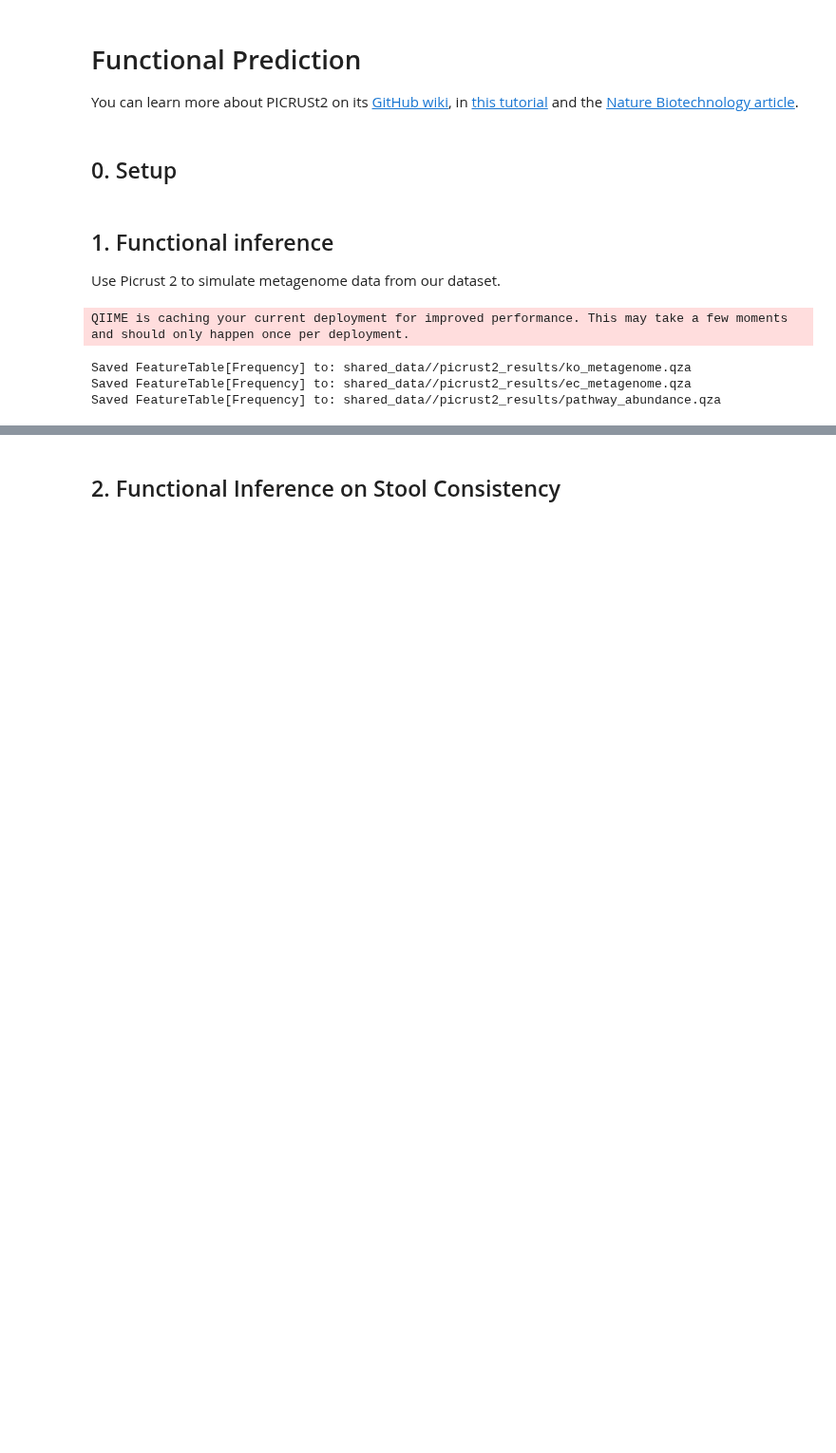
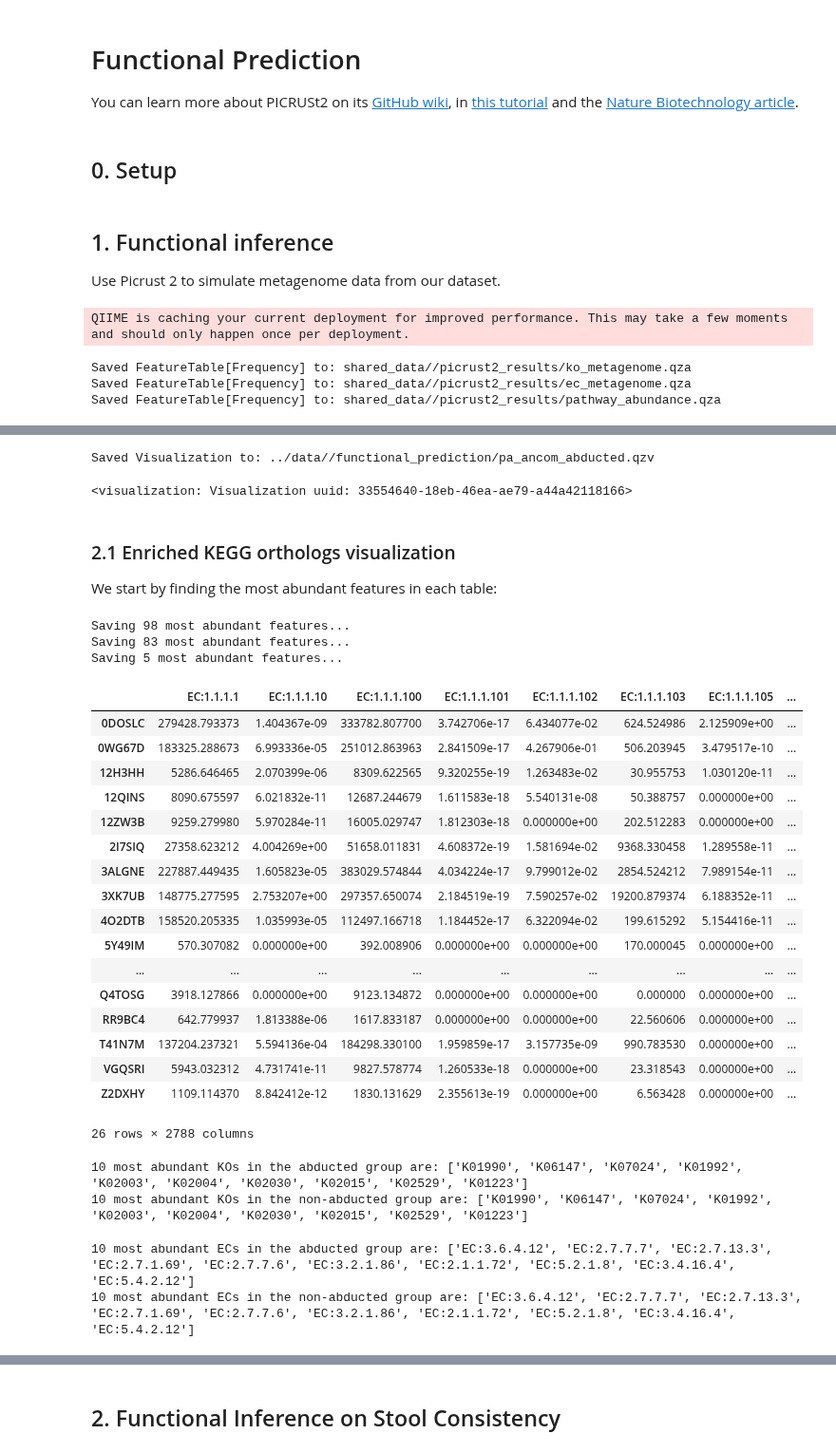
Before and after one commit to banucavlak/alien-cancer-cure, a Jupyter notebook: src-analysis/8_functional_prediction.ipynb, the cells around one changed output, grey strips where cells are left out. Shown at 95% size. Saved outputs shown, nothing was run; the diff lists cells and outputs as text; code cells hidden in the pictures; blank space fills up the shorter version.

Commit message:
organizing functional prediction code

```diff
--- a/src-analysis/8_functional_prediction.ipynb
+++ b/src-analysis/8_functional_prediction.ipynb
@@ -66,0 +77,17 @@ Saved FeatureTable[Frequency] to: shared_data//picrust2_results/pathway_abundanc
+# %%
+! qiime composition ancom \
+    --i-table $data_dir/picrust2_results/pathway_abundance_abund.qza \
+    --m-metadata-file $data_dir/metadata/str_metadata.tsv \
+    --m-metadata-column alleged_abduction \
+    --p-transform-function log \
+    --o-visualization $data_dir/functional_prediction/pa_ancom_abducted.qzv
+# %% [output]
+Saved Visualization to: ../data//functional_prediction/pa_ancom_abducted.qzv
+# %%
+Visualization.load(f'{data_dir}/functional_prediction/pa_ancom_abducted.qzv')
+# %% [output]
+<visualization: Visualization uuid: 33554640-18eb-46ea-ae79-a44a42118166>
+# %% [markdown]
+### 2.1 Enriched KEGG orthologs visualization
+
+We start by finding the most abundant features in each table:
@@ -66,0 +98,60 @@ Saved FeatureTable[Frequency] to: shared_data//picrust2_results/pathway_abundanc
+# %%
+metadata = pd.read_csv(f'{data_dir}/metadata/str_metadata.tsv', sep='\t', header=0, index_col=0)
+
+ko_meta = ko_a.merge(metadata[['alleged_abduction']], left_index=True, right_index=True)
+ec_meta = ec_a.merge(metadata[['alleged_abduction']], left_index=True, right_index=True)
+pa_meta = pa_a.merge(metadata[['alleged_abduction']], left_index=True, right_index=True)
+
+ko_meta_avg = ko_meta.groupby('alleged_abduction').mean()
+ec_meta_avg = ec_meta.groupby('alleged_abduction').mean()
+pa_meta_avg = pa_meta.groupby('alleged_abduction').mean()
+# %%
+def find_most_abundant(df: pd.DataFrame, frac):
+    if 0 < frac < 1:
+        frac = int(frac * len(df.columns))
+    print(f'Saving {frac} most abundant features...')
+    most_abundant = {
+        smp: df.loc[smp, :].sort_values(ascending=False)[:frac]
+        for smp in df.index
+    }
+    return most_abundant
+
+ko_most_abundant = find_most_abundant(ko_meta_avg, 0.01)
+ec_most_abundant = find_most_abundant(ec_meta_avg, 0.03)
+pa_most_abundant = find_most_abundant(pa_meta_avg, 5)
+
+ec_meta
+# %% [output]
+Saving 98 most abundant features...
+Saving 83 most abundant features...
+Saving 5 most abundant features...
+|  | EC:1.1.1.1 | EC:1.1.1.10 | EC:1.1.1.100 | EC:1.1.1.101 | EC:1.1.1.102 | EC:1.1.1.103 | EC:1.1.1.105 | ... |
+| 0DOSLC | 279428.793373 | 1.404367e-09 | 333782.807700 | 3.742706e-17 | 6.434077e-02 | 624.524986 | 2.125909e+00 | ... |
+| 0WG67D | 183325.288673 | 6.993336e-05 | 251012.863963 | 2.841509e-17 | 4.267906e-01 | 506.203945 | 3.479517e-10 | ... |
+| 12H3HH | 5286.646465 | 2.070399e-06 | 8309.622565 | 9.320255e-19 | 1.263483e-02 | 30.955753 | 1.030120e-11 | ... |
+| 12QINS | 8090.675597 | 6.021832e-11 | 12687.244679 | 1.611583e-18 | 5.540131e-08 | 50.388757 | 0.000000e+00 | ... |
+| 12ZW3B | 9259.279980 | 5.970284e-11 | 16005.029747 | 1.812303e-18 | 0.000000e+00 | 202.512283 | 0.000000e+00 | ... |
+| 2I7SIQ | 27358.623212 | 4.004269e+00 | 51658.011831 | 4.608372e-19 | 1.581694e-02 | 9368.330458 | 1.289558e-11 | ... |
+| 3ALGNE | 227887.449435 | 1.605823e-05 | 383029.574844 | 4.034224e-17 | 9.799012e-02 | 2854.524212 | 7.989154e-11 | ... |
+| 3XK7UB | 148775.277595 | 2.753207e+00 | 297357.650074 | 2.184519e-19 | 7.590257e-02 | 19200.879374 | 6.188352e-11 | ... |
+| 4O2DTB | 158520.205335 | 1.035993e-05 | 112497.166718 | 1.184452e-17 | 6.322094e-02 | 199.615292 | 5.154416e-11 | ... |
+| 5Y49IM | 570.307082 | 0.000000e+00 | 392.008906 | 0.000000e+00 | 0.000000e+00 | 170.000045 | 0.000000e+00 | ... |
+| ... | ... | ... | ... | ... | ... | ... | ... | ... |
+| Q4TOSG | 3918.127866 | 0.000000e+00 | 9123.134872 | 0.000000e+00 | 0.000000e+00 | 0.000000 | 0.000000e+00 | ... |
+| RR9BC4 | 642.779937 | 1.813388e-06 | 1617.833187 | 0.000000e+00 | 0.000000e+00 | 22.560606 | 0.000000e+00 | ... |
+| T41N7M | 137204.237321 | 5.594136e-04 | 184298.330100 | 1.959859e-17 | 3.157735e-09 | 990.783530 | 0.000000e+00 | ... |
+| VGQSRI | 5943.032312 | 4.731741e-11 | 9827.578774 | 1.260533e-18 | 0.000000e+00 | 23.318543 | 0.000000e+00 | ... |
+| Z2DXHY | 1109.114370 | 8.842412e-12 | 1830.131629 | 2.355613e-19 | 0.000000e+00 | 6.563428 | 0.000000e+00 | ... |
+26 rows × 2788 columns
+# %%
+print(f'10 most abundant KOs in the abducted group are: {ko_most_abundant["abducted"].index[:10].tolist()}\n'
+      f'10 most abundant KOs in the non-abducted group are: {ko_most_abundant["abducted"].index[:10].tolist()}\n')
+# %% [output]
+10 most abundant KOs in the abducted group are: ['K01990', 'K06147', 'K07024', 'K01992', 'K02003', 'K02004', 'K02030', 'K02015', 'K02529', 'K01223']
+10 most abundant KOs in the non-abducted group are: ['K01990', 'K06147', 'K07024', 'K01992', 'K02003', 'K02004', 'K02030', 'K02015', 'K02529', 'K01223']
+# %%
+print(f'10 most abundant ECs in the abducted group are: {ec_most_abundant["abducted"].index[:10].tolist()}\n'
+      f'10 most abundant ECs in the non-abducted group are: {ec_most_abundant["abducted"].index[:10].tolist()}\n')
+# %% [output]
+10 most abundant ECs in the abducted group are: ['EC:3.6.4.12', 'EC:2.7.7.7', 'EC:2.7.13.3', 'EC:2.7.1.69', 'EC:2.7.7.6', 'EC:3.2.1.86', 'EC:2.1.1.72', 'EC:5.2.1.8', 'EC:3.4.16.4', 'EC:5.4.2.12']
+10 most abundant ECs in the non-abducted group are: ['EC:3.6.4.12', 'EC:2.7.7.7', 'EC:2.7.13.3', 'EC:2.7.1.69', 'EC:2.7.7.6', 'EC:3.2.1.86', 'EC:2.1.1.72', 'EC:5.2.1.8', 'EC:3.4.16.4', 'EC:5.4.2.12']
```
Also changed, not shown: parts of 46 cells of this notebook, 39 other files.
